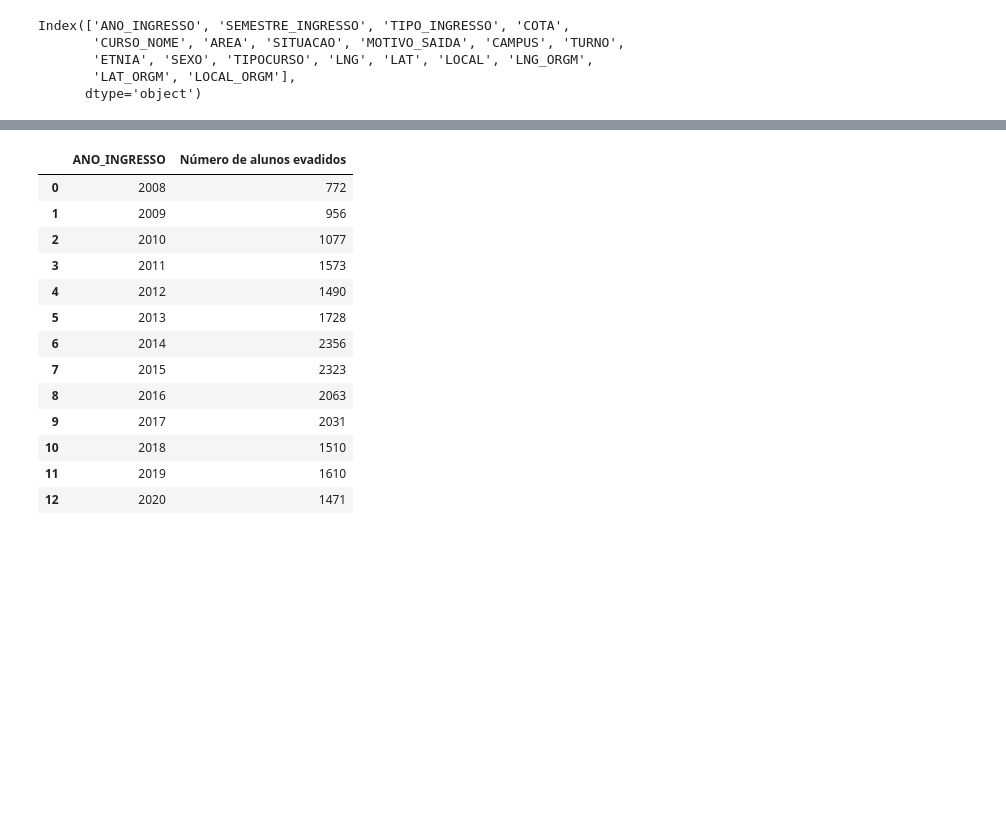
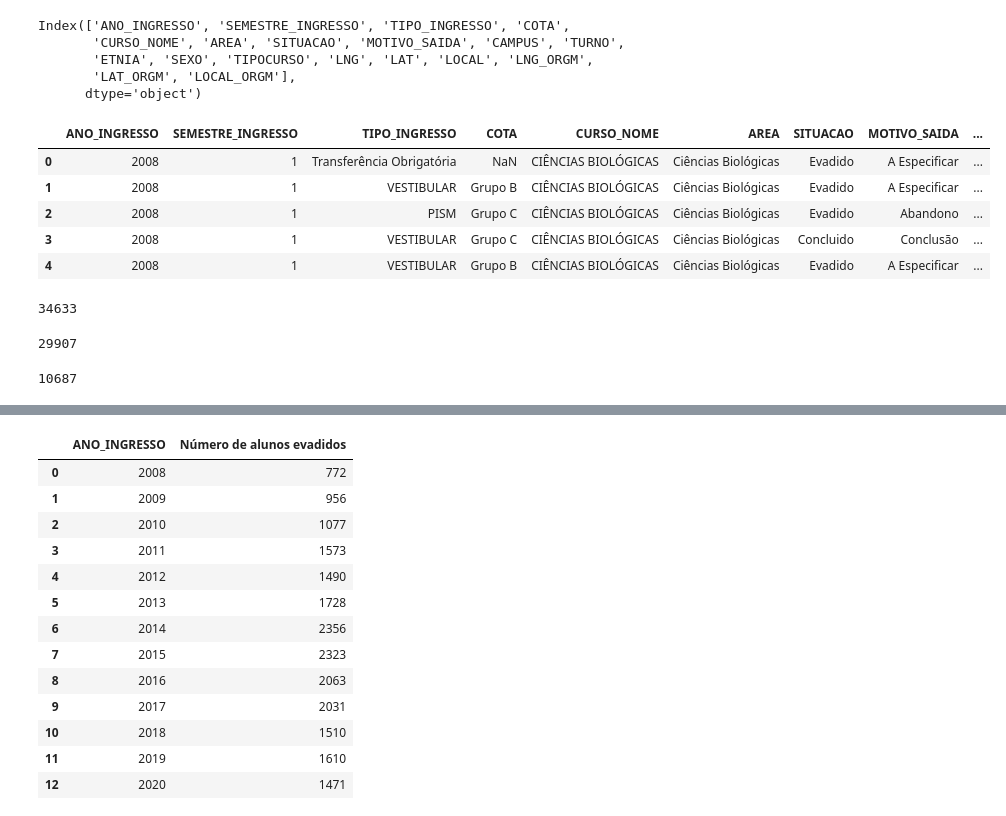
Before and after one commit to heliomacedofilho/projetos-do-bootcamp-analise-de-dados-enap-2023, a Jupyter notebook: analise_da_evasao_estudantil/Dados/Regressão linear.ipynb, the cells around one changed output, grey strips where cells are left out. Cells and saved outputs as stored; diff of their text form; code cells hidden in the pictures; blank space fills up the shorter version.

```diff
--- a/analise_da_evasao_estudantil/Dados/Regressão linear.ipynb
+++ b/analise_da_evasao_estudantil/Dados/Regressão linear.ipynb
@@ -19,3 +19,30 @@ Index(['ANO_INGRESSO', 'SEMESTRE_INGRESSO', 'TIPO_INGRESSO', 'COTA',
        'ETNIA', 'SEXO', 'TIPOCURSO', 'LNG', 'LAT', 'LOCAL', 'LNG_ORGM',
        'LAT_ORGM', 'LOCAL_ORGM'],
       dtype='object')
+# %%
+df_completo.head()
+# %% [output]
+|  | ANO_INGRESSO | SEMESTRE_INGRESSO | TIPO_INGRESSO | COTA | CURSO_NOME | AREA | SITUACAO | MOTIVO_SAIDA | ... |
+| 0 | 2008 | 1 | Transferência Obrigatória | NaN | CIÊNCIAS BIOLÓGICAS | Ciências Biológicas | Evadido | A Especificar | ... |
+| 1 | 2008 | 1 | VESTIBULAR | Grupo B | CIÊNCIAS BIOLÓGICAS | Ciências Biológicas | Evadido | A Especificar | ... |
+| 2 | 2008 | 1 | PISM | Grupo C | CIÊNCIAS BIOLÓGICAS | Ciências Biológicas | Evadido | Abandono | ... |
+| 3 | 2008 | 1 | VESTIBULAR | Grupo C | CIÊNCIAS BIOLÓGICAS | Ciências Biológicas | Concluido | Conclusão | ... |
+| 4 | 2008 | 1 | VESTIBULAR | Grupo B | CIÊNCIAS BIOLÓGICAS | Ciências Biológicas | Evadido | A Especificar | ... |
+# %%
+# Filtrar o DataFrame para obter apenas as entradas do sexo feminino ('F')
+mulheres = df_completo[df_completo['SEXO'] == 'F']
+
+# Obter o número de mulheres que ingressaram na universidade
+numero_de_mulheres_total = mulheres.shape[0]
+numero_de_mulheres_total
+# %% [output]
+34633
+# %%
+# Filtrar o DataFrame para obter apenas as entradas do sexo feminino ('F')
+homens = df_completo[df_completo['SEXO'] == 'M']
+
+# Obter o número de mulheres que ingressaram na universidade
+numero_de_homens_total = homens.shape[0]
+numero_de_homens_total
+# %% [output]
+29907
@@ -21,0 +54,6 @@ Index(['ANO_INGRESSO', 'SEMESTRE_INGRESSO', 'TIPO_INGRESSO', 'COTA',
+# %%
+# Obter o número de mulheres que ingressaram na universidade
+numero_de_mulheres_evasao = mulheres_evasao.shape[0]
+numero_de_mulheres_evasao
+# %% [output]
+10687
```
Also changed, not shown: parts of 9 cells of this notebook.
